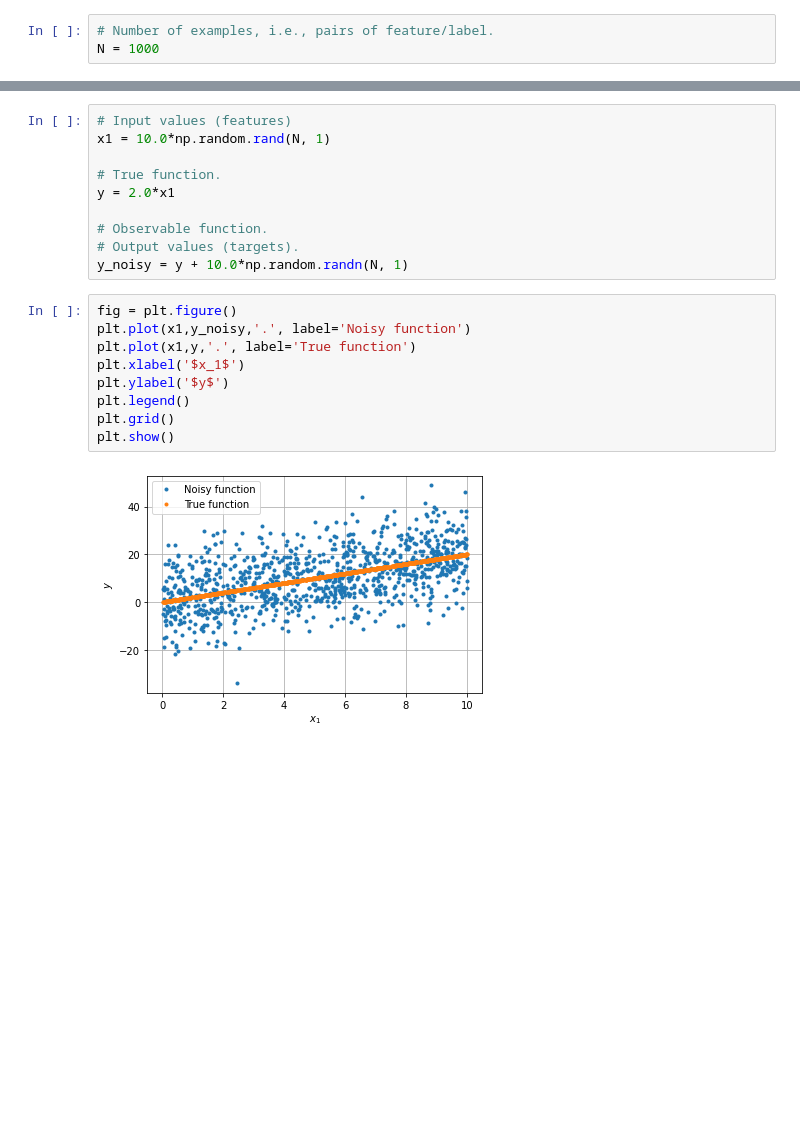
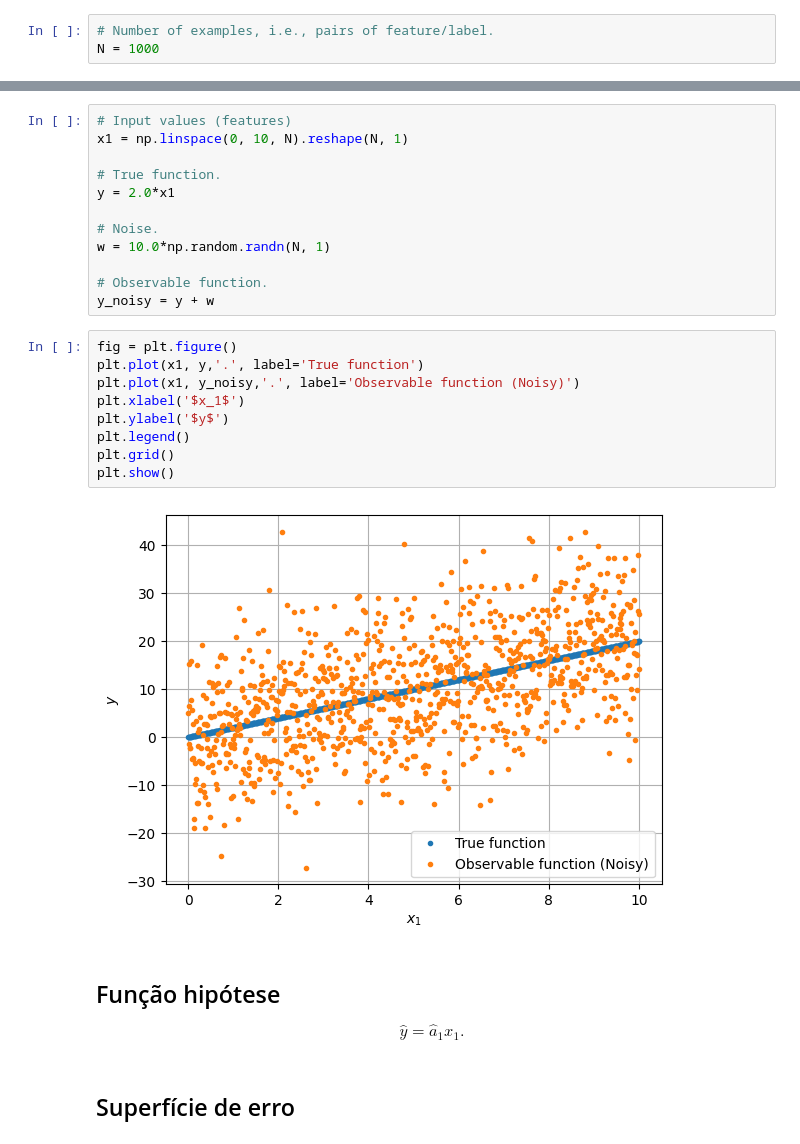
Before and after one commit to zz4fap/tp555-ml, a Jupyter notebook: exemplos/linear-regression/gradient_descent_exemplo_um_atributo.ipynb, the cells around one changed output, grey strips where cells are left out. Cells and saved outputs as stored; diff of their text form; blank space fills up the shorter version.

```diff
--- a/exemplos/linear-regression/gradient_descent_exemplo_um_atributo.ipynb
+++ b/exemplos/linear-regression/gradient_descent_exemplo_um_atributo.ipynb
@@ -16,24 +21,32 @@ N = 1000
 # %%
 # Input values (features)
-x1 = 10.0*np.random.rand(N, 1)
+x1 = np.linspace(0, 10, N).reshape(N, 1)
 
 # True function.
 y = 2.0*x1
 
+# Noise.
+w = 10.0*np.random.randn(N, 1)
+
 # Observable function.
-# Output values (targets).
-y_noisy = y + 10.0*np.random.randn(N, 1)
+y_noisy = y + w
 # %%
 fig = plt.figure()
-plt.plot(x1,y_noisy,'.', label='Noisy function')
-plt.plot(x1,y,'.', label='True function')
+plt.plot(x1, y,'.', label='True function')
+plt.plot(x1, y_noisy,'.', label='Observable function (Noisy)')
 plt.xlabel('$x_1$')
 plt.ylabel('$y$')
 plt.legend()
 plt.grid()
 plt.show()
 # %% [output]
-[figure, old version]
+[figure, new version]
+# %% [markdown]
+## Função hipótese
+
+$$\hat{y} = \hat{a}_1 x_1.$$
+# %% [markdown]
+## Superfície de erro
 # %%
 # Generate values for parameters.
 M = 200
```
Also changed, not shown: parts of 13 cells of this notebook, 1 other file.
